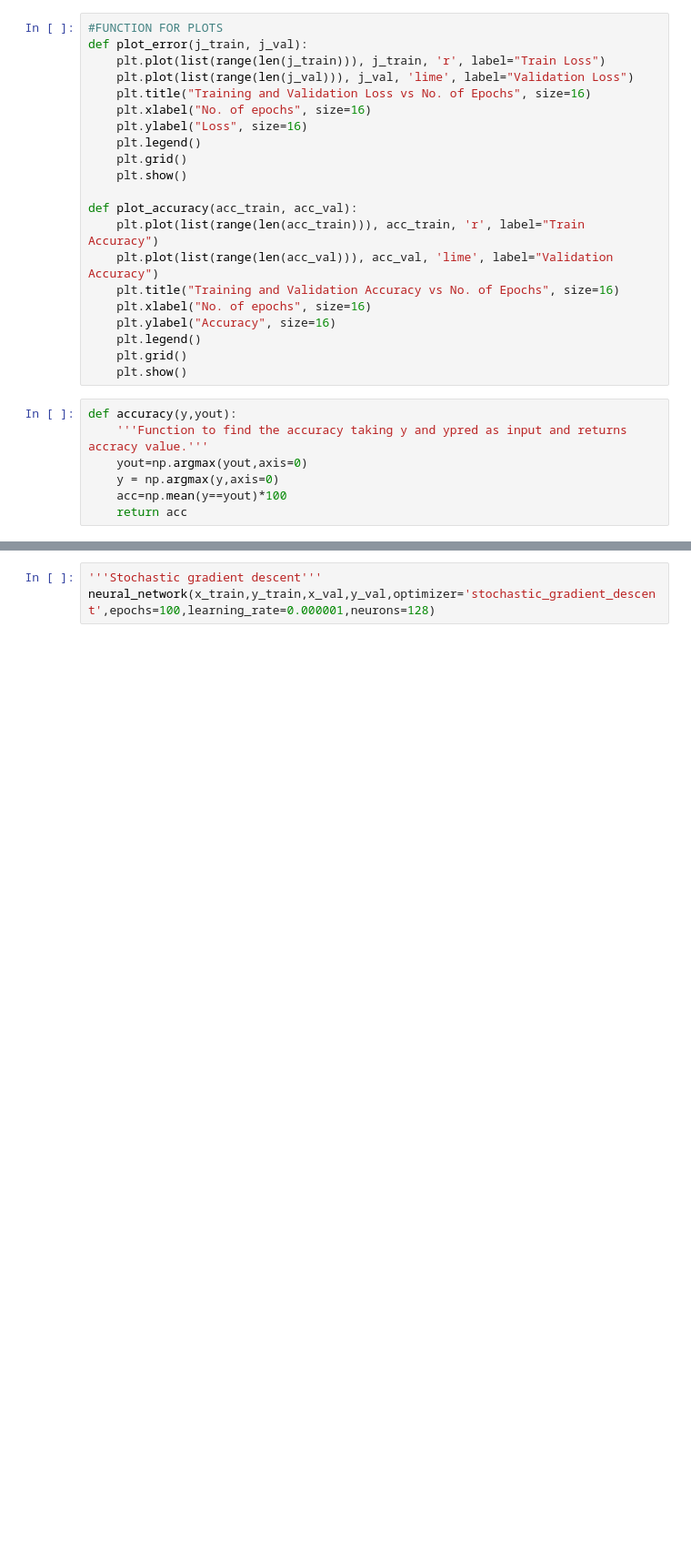
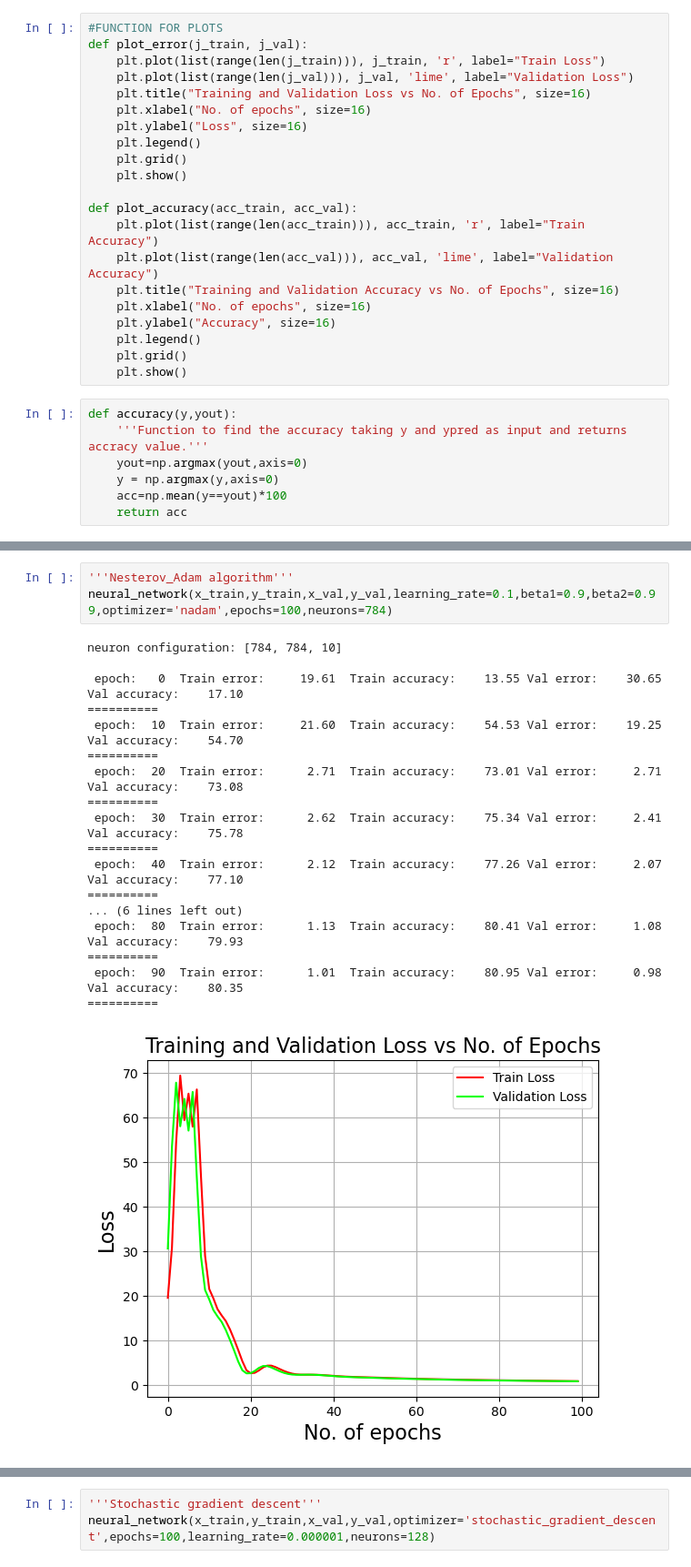
Before and after one commit to ananthu2014/MNIST_and_Fashion-MNIST_Image-Classification, a Jupyter notebook: Assignment 1/CS6910 Assignment 1.ipynb, the cells around one changed output, grey strips where cells are left out. Shown at 91% size. Saved outputs shown, nothing was run; the diff lists cells and outputs as text; blank space fills up the shorter version.

Commit message:
nadam

```diff
--- a/Assignment 1/CS6910 Assignment 1.ipynb
+++ b/Assignment 1/CS6910 Assignment 1.ipynb
@@ -578,0 +659,22 @@ def neural_network(x_train,y_train,x_val,y_val,learning_rate = 0.1,momentum = 0.
+# %%
+'''Nesterov_Adam algorithm'''
+neural_network(x_train,y_train,x_val,y_val,learning_rate=0.1,beta1=0.9,beta2=0.99,optimizer='nadam',epochs=100,neurons=784)
+# %% [output]
+neuron configuration: [784, 784, 10]
+
+ epoch:   0  Train error:     19.61  Train accuracy:    13.55 Val error:    30.65 Val accuracy:    17.10
+==========
+ epoch:  10  Train error:     21.60  Train accuracy:    54.53 Val error:    19.25 Val accuracy:    54.70
+==========
+ epoch:  20  Train error:      2.71  Train accuracy:    73.01 Val error:     2.71 Val accuracy:    73.08
+==========
+ epoch:  30  Train error:      2.62  Train accuracy:    75.34 Val error:     2.41 Val accuracy:    75.78
+==========
+ epoch:  40  Train error:      2.12  Train accuracy:    77.26 Val error:     2.07 Val accuracy:    77.10
+==========
+... (6 lines left out)
+ epoch:  80  Train error:      1.13  Train accuracy:    80.41 Val error:     1.08 Val accuracy:    79.93
+==========
+ epoch:  90  Train error:      1.01  Train accuracy:    80.95 Val error:     0.98 Val accuracy:    80.35
+==========
+[figure, added]
```
Also changed, not shown: parts of 9 cells of this notebook.
